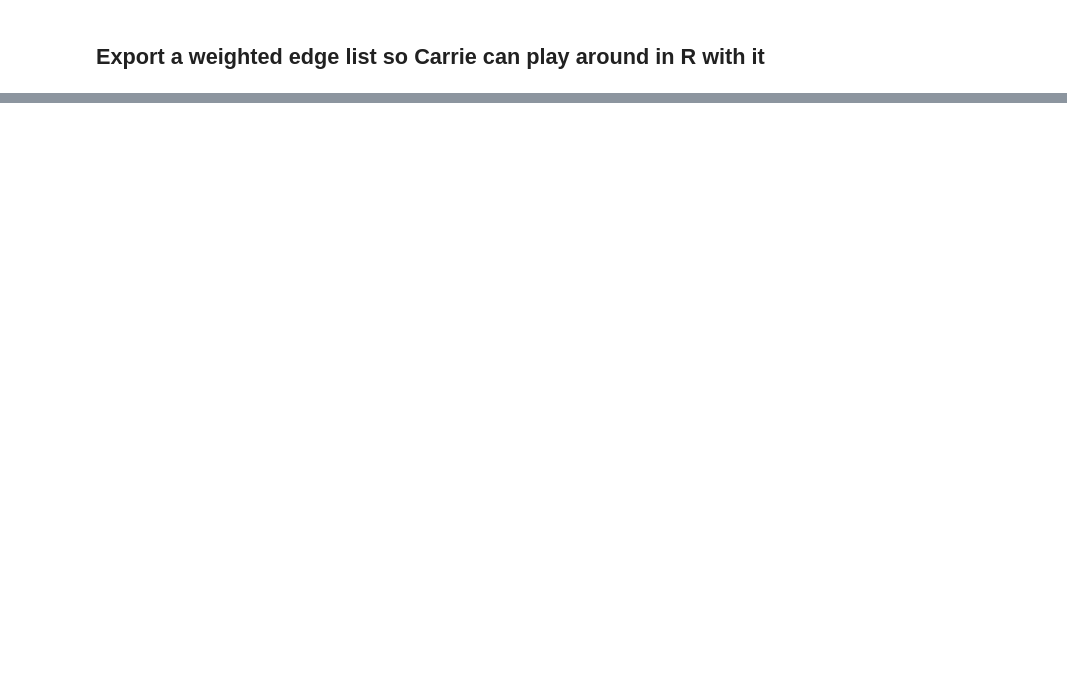
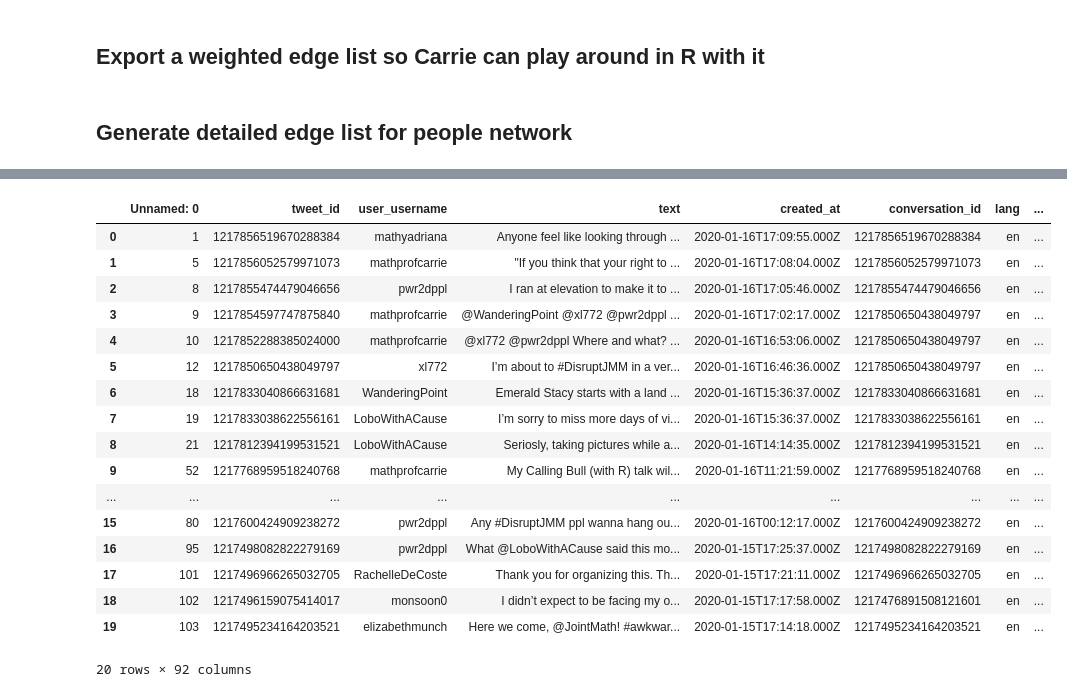
Before and after one commit to DAAAAMNSocialJustice/disruptjmm, a Jupyter notebook: data cleaning/data cleaning.ipynb, the cells around one changed output, grey strips where cells are left out. Cells and saved outputs as stored; diff of their text form; code cells hidden in the pictures; blank space fills up the shorter version.

Commit message:
Generate people edge list

```diff
--- a/data cleaning/data cleaning.ipynb
+++ b/data cleaning/data cleaning.ipynb
@@ -81,0 +59,54 @@ for (codes,weight) in weighted_codes.items():
+# %% [markdown]
+## Generate detailed edge list for people network
+# %%
+codes = df['all codes'].apply(lambda s: s.split(';')).explode().unique()
+for code in codes:
+    df[code] = df['all codes'].apply(lambda s: code in s)
+
+df.head()
+
+users=df[['user_username','author_id']].drop_duplicates()
+#users.head()
+user_dict = dict(zip(users['author_id'],users['user_username']))
+
+tweet_dict=dict(zip(df['tweet_id'],df['user_username']))
+
+
+df['Reply']=np.where(df['in_reply_to_user_id']=='NA',False,True)
+df['Quote']=np.where(df['sourcetweet_type']=='quoted',True,False)
+df['Retweet']=np.where(df['sourcetweet_type']=='retweeted',True,False)
+
+def tweeter_lookup(tweetid):
+    print("Looking up tweet "+tweetid)
+    if tweetid == "":
+        return ""
+    elif int(tweetid) in tweet_dict.keys():
+        return tweet_dict[int(tweetid)]
+    else:
+        return ""
+
+print(tweet_dict)
+
+#df.loc[df['in_reply_to_user_id']!='NA']
+#df.loc[df['Reply']]
+df['Receiver']=''
+df['Receiver'].mask(df['in_reply_to_user_id']!='NA',df['in_reply_to_user_id'],inplace=True)
+#df['Receiver'].mask(df['sourcetweet_type']=='quoted', tweet_dict[df['sourcetweet_id']], inplace=True)
+def lookup_username(s):
+    if s=='':
+        return ''
+    elif int(s) not in user_dict.keys():
+        return "Error with id "+str(s)
+    else:
+        return user_dict[int(s)]
+df['Receiver'] = df['Receiver'].apply(lookup_username)
+
+df['sourcetweeter']=''
+df['sourcetweeter'].mask(df['sourcetweet_type']=='quoted', df['sourcetweet_id'],inplace=True )
+df['sourcetweeter'].mask(df['sourcetweet_type']=='retweeted', df['sourcetweet_id'],inplace=True )
+df['scourcetweeter']=df['sourcetweeter'].apply(tweeter_lookup)
+#df['Sender']=df['sourcetweeter'].apply(lookup_username)
+df.head(20)
+
+#users.loc[users['author_id']==31611970]['user_username'].values[0]
+# %% [output]
@@ -81,0 +130,18 @@ for (codes,weight) in weighted_codes.items():
+|  | Unnamed: 0 | tweet_id | user_username | text | created_at | conversation_id | lang | ... |
+| 0 | 1 | 1217856519670288384 | mathyadriana | Anyone feel like looking through ... | 2020-01-16T17:09:55.000Z | 1217856519670288384 | en | ... |
+| 1 | 5 | 1217856052579971073 | mathprofcarrie | "If you think that your right to ... | 2020-01-16T17:08:04.000Z | 1217856052579971073 | en | ... |
+| 2 | 8 | 1217855474479046656 | pwr2dppl | I ran at elevation to make it to ... | 2020-01-16T17:05:46.000Z | 1217855474479046656 | en | ... |
+| 3 | 9 | 1217854597747875840 | mathprofcarrie | @WanderingPoint @xl772 @pwr2dppl ... | 2020-01-16T17:02:17.000Z | 1217850650438049797 | en | ... |
+| 4 | 10 | 1217852288385024000 | mathprofcarrie | @xl772 @pwr2dppl Where and what? ... | 2020-01-16T16:53:06.000Z | 1217850650438049797 | en | ... |
+| 5 | 12 | 1217850650438049797 | xl772 | I’m about to #DisruptJMM in a ver... | 2020-01-16T16:46:36.000Z | 1217850650438049797 | en | ... |
+| 6 | 18 | 1217833040866631681 | WanderingPoint | Emerald Stacy starts with a land ... | 2020-01-16T15:36:37.000Z | 1217833040866631681 | en | ... |
+| 7 | 19 | 1217833038622556161 | LoboWithACause | I’m sorry to miss more days of vi... | 2020-01-16T15:36:37.000Z | 1217833038622556161 | en | ... |
+| 8 | 21 | 1217812394199531521 | LoboWithACause | Seriosly, taking pictures while a... | 2020-01-16T14:14:35.000Z | 1217812394199531521 | en | ... |
+| 9 | 52 | 1217768959518240768 | mathprofcarrie | My Calling Bull (with R) talk wil... | 2020-01-16T11:21:59.000Z | 1217768959518240768 | en | ... |
+| ... | ... | ... | ... | ... | ... | ... | ... | ... |
+| 15 | 80 | 1217600424909238272 | pwr2dppl | Any #DisruptJMM ppl wanna hang ou... | 2020-01-16T00:12:17.000Z | 1217600424909238272 | en | ... |
+| 16 | 95 | 1217498082822279169 | pwr2dppl | What @LoboWithACause said this mo... | 2020-01-15T17:25:37.000Z | 1217498082822279169 | en | ... |
+| 17 | 101 | 1217496966265032705 | RachelleDeCoste | Thank you for organizing this. Th... | 2020-01-15T17:21:11.000Z | 1217496966265032705 | en | ... |
+| 18 | 102 | 1217496159075414017 | monsoon0 | I didn’t expect to be facing my o... | 2020-01-15T17:17:58.000Z | 1217476891508121601 | en | ... |
+| 19 | 103 | 1217495234164203521 | elizabethmunch | Here we come, @JointMath! #awkwar... | 2020-01-15T17:14:18.000Z | 1217495234164203521 | en | ... |
+20 rows × 92 columns
```
Also changed, not shown: parts of 5 cells of this notebook, 7 other files.
